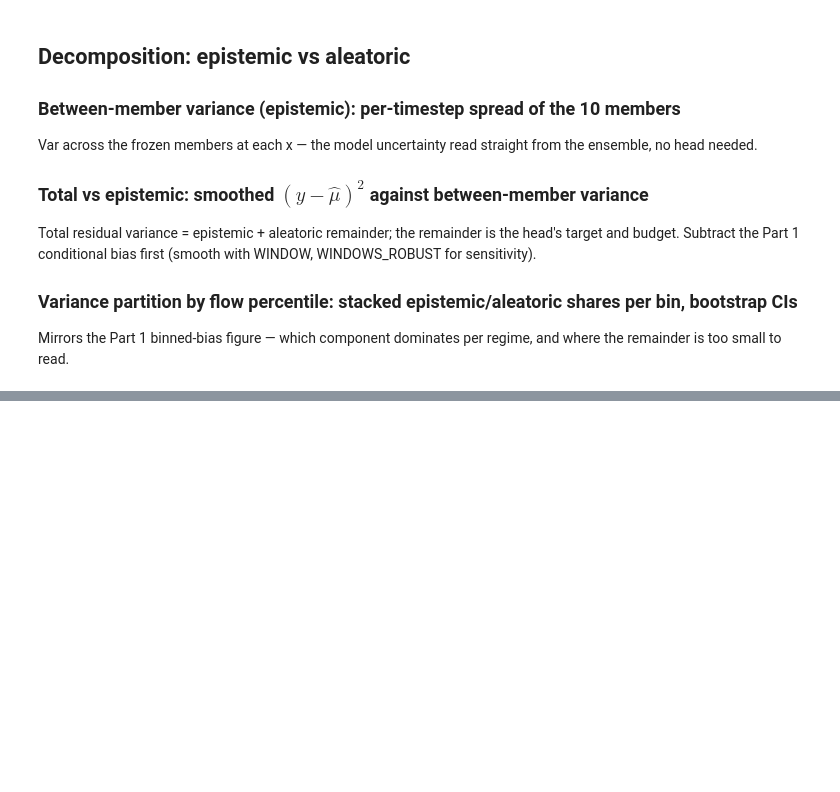
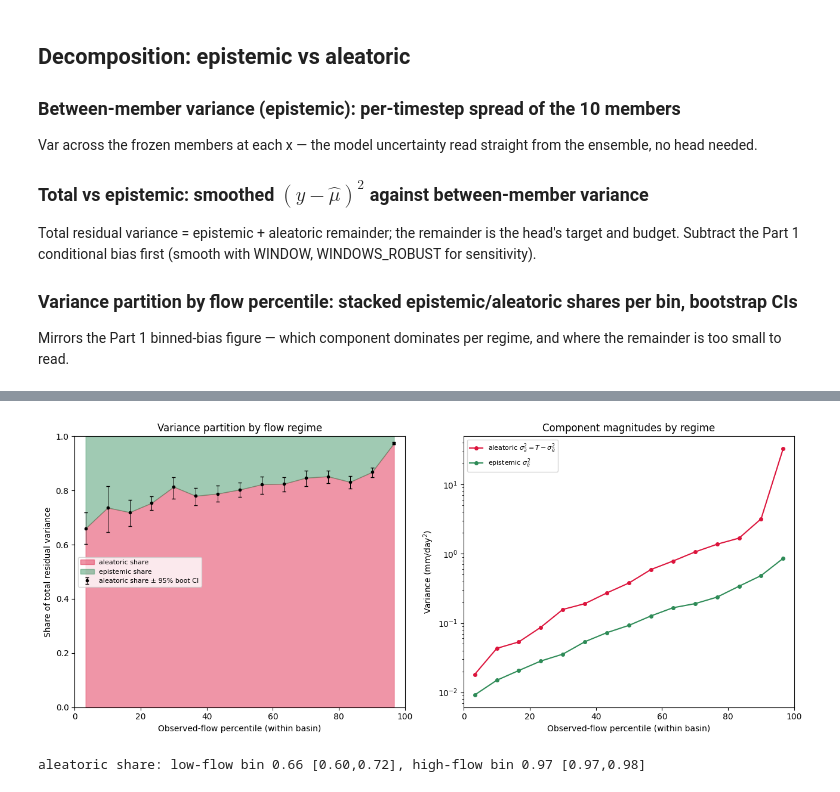
Before and after one commit to TWilson05/EA-LSTM-Streamflow, a Jupyter notebook: notebooks/EXP5_MVE_Analysis.ipynb, the cells around one changed output, grey strips where cells are left out. Drawn from its saved outputs; the diff is of its cells as text; code cells hidden in the pictures; blank space fills up the shorter version.

```diff
--- a/notebooks/EXP5_MVE_Analysis.ipynb
+++ b/notebooks/EXP5_MVE_Analysis.ipynb
@@ -582 +706,52 @@ Mirrors the Part 1 binned-bias figure — which component dominates per regime,
+# %%
+# Cell 19: Variance partition by flow percentile — aleatoric vs epistemic shares, bootstrap CIs
+# Per bin: T = MSR - b^2 (total residual var), E = mean sigma_e^2, A = max(T - E, 0).
+# aleatoric share = A / T ; epistemic share = 1 - that. Bootstrap over station-days in each bin
+# for a 95% CI on the aleatoric share (vectorized; per-bin sample capped for speed).
+# CAVEAT: iid bootstrap; residuals are autocorrelated + spatially correlated -> effective n << n,
+# so these CIs are anti-conservative. Block/regional resampling is the honest fix (deferred, per
+# the 2026-06-03 methods note); read widths as indicative.
+NBP = 15
+bi = np.clip((pp_flat[v2] * NBP).astype(int), 0, NBP - 1)
+ctrp = (np.arange(NBP) + 0.5) / NBP * 100
+R2, R, EP = r2_flat[v2], r_flat[v2], epi_flat[v2]
+CAP = 8000                                              # per-bin bootstrap cap (wider CI = conservative)
+
+sh_med, sh_lo, sh_hi, ale_mag, epi_mag = [], [], [], [], []
+for k in range(NBP):
+    idx = np.where(bi == k)[0]
+    use = idx if idx.size <= CAP else RNG.choice(idx, CAP, replace=False)
+    R2u, Ru, EPu = R2[use], R[use], EP[use]
+    Tk = R2u.mean() - Ru.mean() ** 2; Ek = EPu.mean()
+    ale_mag.append(max(Tk - Ek, 0.0)); epi_mag.append(Ek)
+    bm = RNG.integers(0, use.size, size=(N_BOOTSTRAP, use.size))     # vectorized resample
+    Tb = R2u[bm].mean(1) - Ru[bm].mean(1) ** 2
+    Ab = np.clip(Tb - EPu[bm].mean(1), 0, None)
+    sh = np.where(Tb > 0, Ab / Tb, np.nan)
+    sh_med.append(np.nanmedian(sh)); sh_lo.append(np.nanpercentile(sh, 2.5)); sh_hi.append(np.nanpercentile(sh, 97.5))
+sh_med, sh_lo, sh_hi = map(np.asarray, (sh_med, sh_lo, sh_hi))
+ale_mag, epi_mag = np.asarray(ale_mag), np.asarray(epi_mag)
+
+fig, (axA, axB) = plt.subplots(1, 2, figsize=(13, 5.5))
+# stacked shares (aleatoric below, epistemic above) + bootstrap CI on the boundary
+axA.fill_between(ctrp, 0, sh_med, color='crimson', alpha=0.45, label='aleatoric share')
+axA.fill_between(ctrp, sh_med, 1, color='seagreen', alpha=0.45, label='epistemic share')
+axA.errorbar(ctrp, sh_med, yerr=[sh_med - sh_lo, sh_hi - sh_med], fmt='o', ms=3,
+             ecolor='k', elinewidth=0.7, capsize=2, color='k', label='aleatoric share ± 95% boot CI')
+axA.set(xlim=(0, 100), ylim=(0, 1), xlabel='Observed-flow percentile (within basin)',
+        ylabel='Share of total residual variance', title='Variance partition by flow regime')
+axA.legend(loc='center left', fontsize=8)
+# absolute magnitudes (log — they span orders of magnitude)
+axB.plot(ctrp, ale_mag, 'o-', color='crimson', ms=4, label='aleatoric $\\sigma_a^2 = T-\\sigma_e^2$')
+axB.plot(ctrp, epi_mag, 'o-', color='seagreen', ms=4, label='epistemic $\\sigma_e^2$')
+axB.set(xlim=(0, 100), yscale='log', xlabel='Observed-flow percentile (within basin)',
+        ylabel='Variance (mm/day$^2$)', title='Component magnitudes by regime')
+axB.legend(fontsize=8)
+plt.tight_layout()
+plt.show()
+print(f'aleatoric share: low-flow bin {sh_med[0]:.2f} [{sh_lo[0]:.2f},{sh_hi[0]:.2f}], '
+      f'high-flow bin {sh_med[-1]:.2f} [{sh_lo[-1]:.2f},{sh_hi[-1]:.2f}]')
+# %% [output]
+[figure, added]
+aleatoric share: low-flow bin 0.66 [0.60,0.72], high-flow bin 0.97 [0.97,0.98]
 # %% [markdown]
```
Also changed, not shown: parts of 4 cells of this notebook.
